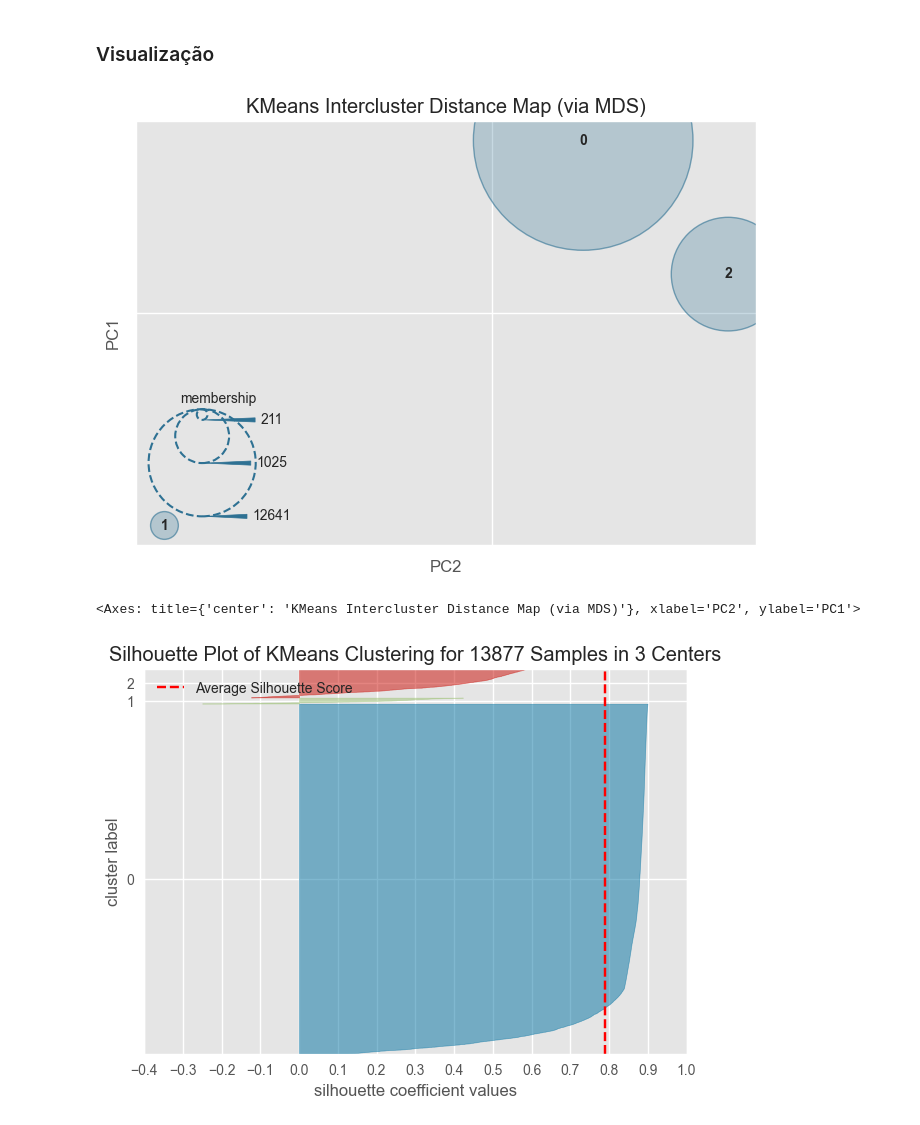
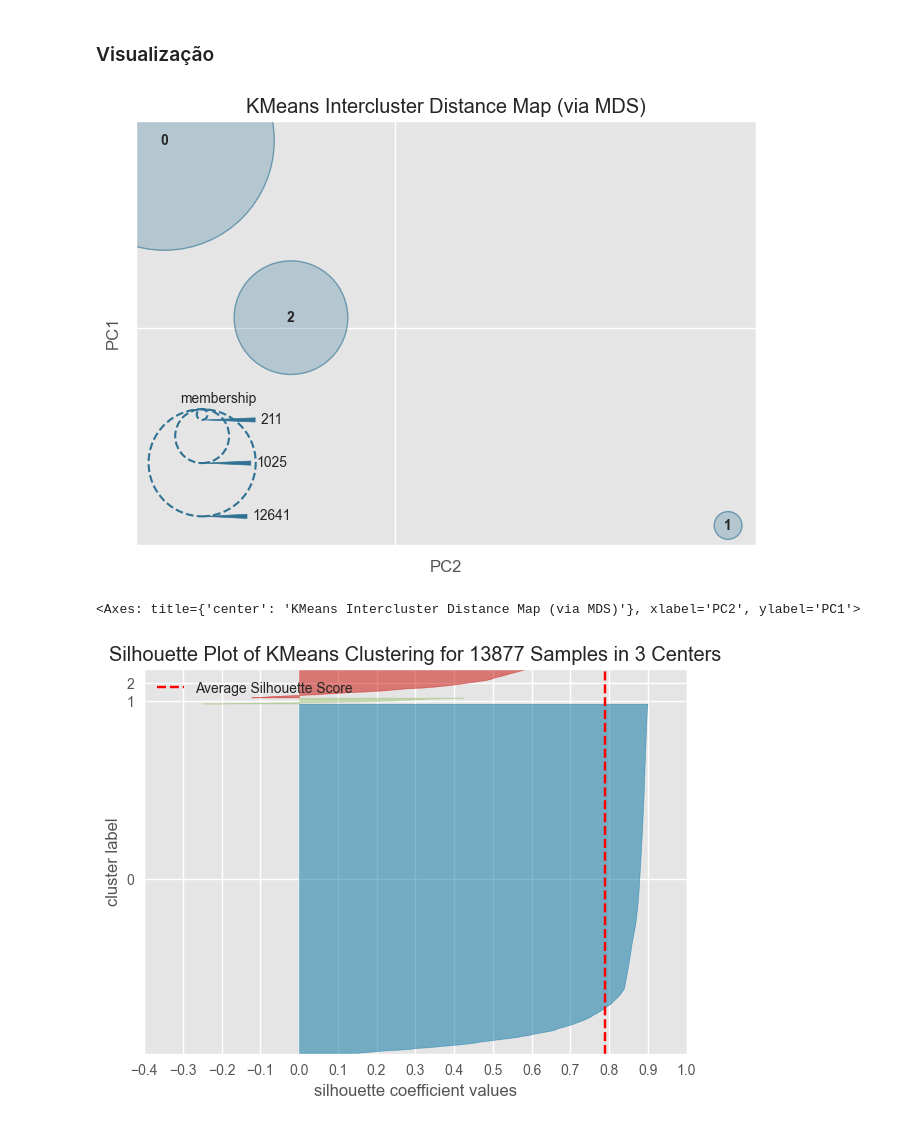
Before and after one commit to Bruno-Donato/cluster_desafio_tera, a Jupyter notebook: desafio_cluster.ipynb, the cells around one changed output. Saved outputs shown, nothing was run; the diff lists cells and outputs as text; code cells hidden in the pictures.

```diff
--- a/desafio_cluster.ipynb
+++ b/desafio_cluster.ipynb
@@ -1002,5 +994,6 @@ df_kmeans_robust.head()
 # %%
-df_kmeans_1 = df_kmeans_robust[['Frequency','Recency','Monetary_value_sum']]
+# Selecionando variáveis
+df_kmeans = df_kmeans_robust[['Monetary_value_sum', 'Frequency', 'Recency']]
 # %% [markdown]
 ### Verificando número ideal de clusters
 # %% [markdown]
@@ -1044,11 +1037,11 @@ silhueta(2, 10, df_kmeans_1)
 # %%
 kmeans_3clusters = KMeans(3, init = 'k-means++', n_init = 'auto', max_iter=300, random_state=42)
 visualizer = InterclusterDistance(kmeans_3clusters)
 
-visualizer.fit(df_kmeans_1)
+visualizer.fit(df_kmeans)
 visualizer.show()
 # %% [output]
-[figure, old version]
+[figure, new version]
 <Axes: title={'center': 'KMeans Intercluster Distance Map (via MDS)'}, xlabel='PC2', ylabel='PC1'>
 # %%
 visualizer = SilhouetteVisualizer(kmeans_3clusters, colors='yellowbrick')
```
Also changed, not shown: parts of 41 cells of this notebook.
